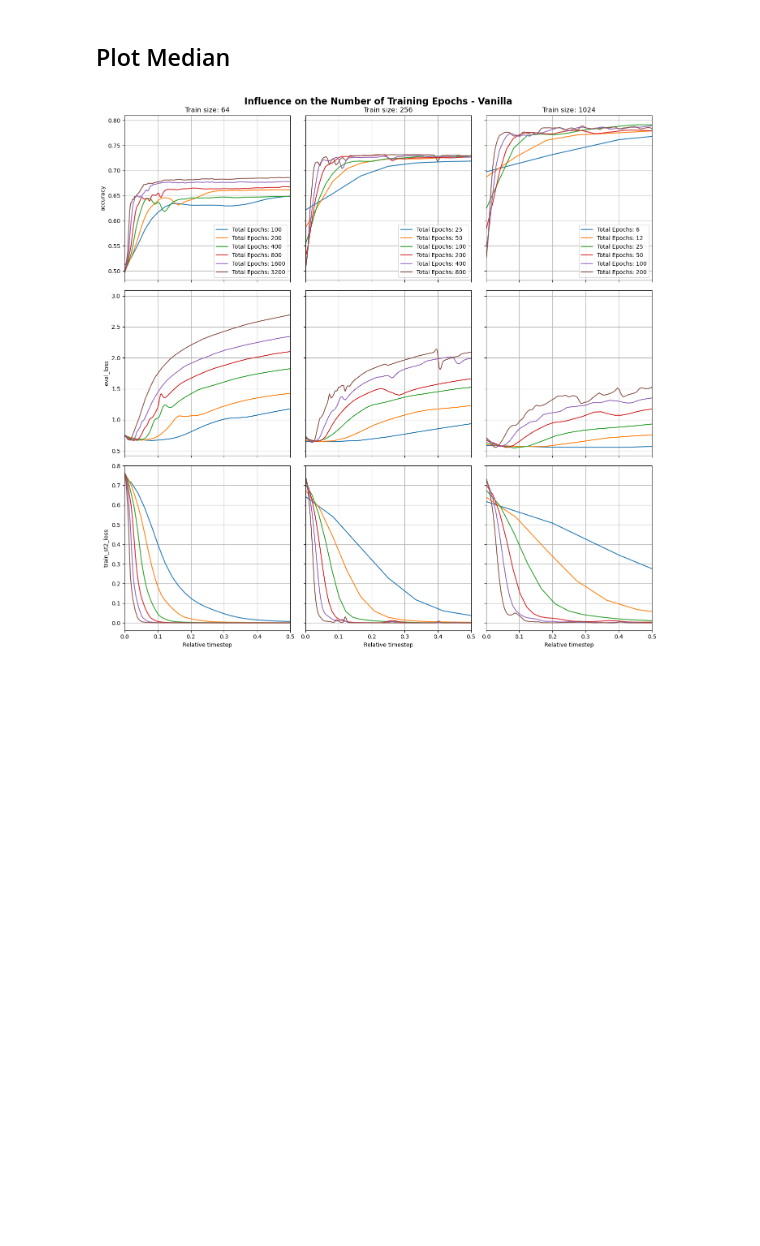
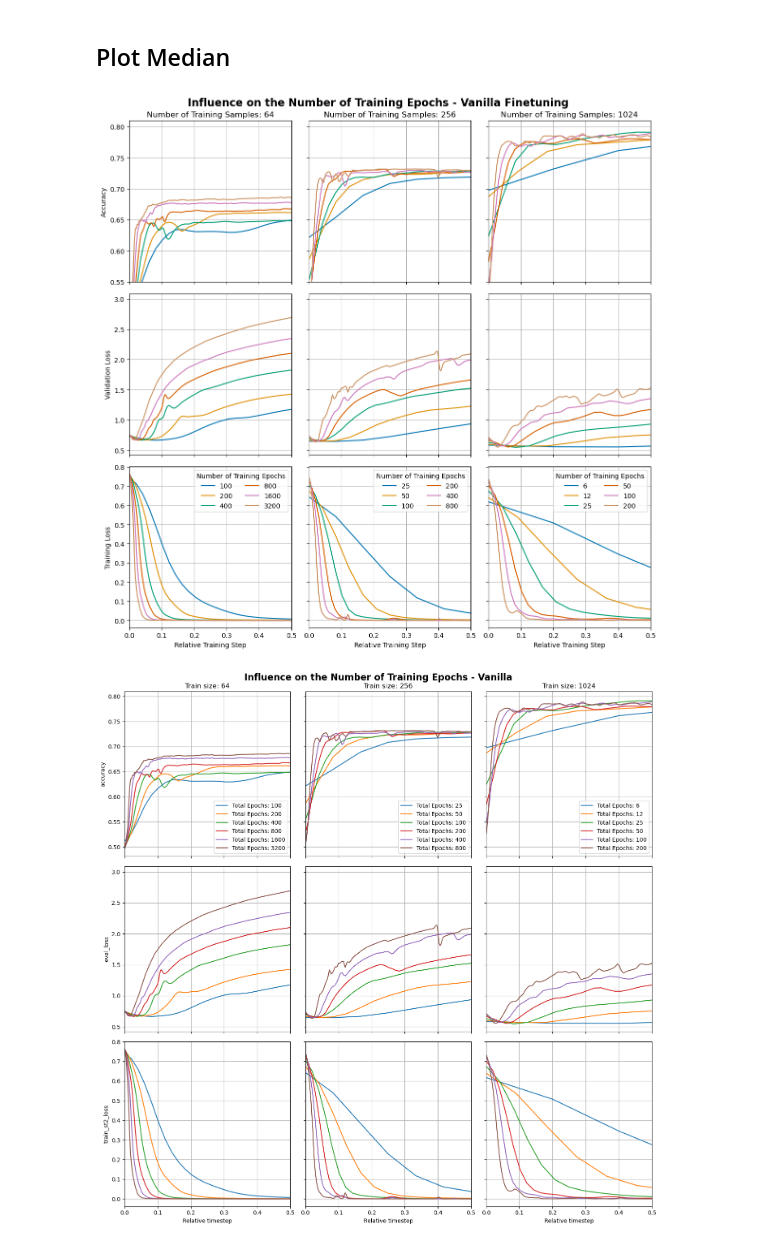
Before and after one commit to Ricu/fantastic-umbrella, a Jupyter notebook: notebooks/A_1_plotting_histories_epochs.ipynb, the cells around one changed output. Saved outputs shown, nothing was run; the diff lists cells and outputs as text; code cells hidden in the pictures; blank space fills up the shorter version.

```diff
--- a/notebooks/A_1_plotting_histories_epochs.ipynb
+++ b/notebooks/A_1_plotting_histories_epochs.ipynb
@@ -270,6 +267,81 @@ with open('data/A_1_testing_num_epochs_vanilla.pkl','rb') as f:
     history_dict = pickle.load(f)
 # %% [markdown]
 ## Plot Median
+# %%
+import matplotlib.pyplot as plt
+from matplotlib.lines import Line2D
+import seaborn as sns
+from scipy.ndimage.filters import gaussian_filter1d
+sns.set_palette('colorblind')
+subplot_rows = ['accuracy', 'eval_loss', 'train_st2_loss']
+row_names = {
+    'accuracy': 'Accuracy',
+    'eval_loss': 'Validation Loss',
+    'train_st2_loss': 'Training Loss'
+}
+
+# Create a new figure
+fig, axs = plt.subplots(
+    3,
+    len(subplot_rows),
+    sharex=True,
+    sharey='row',
+    figsize = (12,12)
+    # figsize = (TEXTWIDTH,TEXTWIDTH)
+    )
+
+for idy, (train_size, sub_dict) in enumerate(history_dict.items()):
+    for idx, metric in enumerate(subplot_rows):
+        ax = axs[idx,idy]
+        for num_train_epochs, history_df in sub_dict.items():
+            metric_columns = history_df.filter(regex=f'{metric}_').copy()
+            # Compute the mean, standard deviation, and median
+            metric_columns['mean'] = metric_columns.mean(axis=1)
+            metric_columns['std'] = metric_columns.std(axis=1)
+            metric_columns['median'] = metric_columns.median(axis=1)
+
+            # Normalize the index (timesteps) to a range from 0 to 1
+            normalized_index = metric_columns.index / metric_columns.index.max()
+            # Plot the median on the respective subplot
+            # label = f'{int(num_train_epochs*train_size/32)}'
+            line, = axs[idx,idy].plot(
+                normalized_index,
+                gaussian_filter1d(metric_columns['mean'], sigma=1),#metric_columns['mean'],
+                label=f'{num_train_epochs}'
+                )
+
+            # color = line.get_color()
+            # axs[idx,idy].plot(normalized_index, metric_columns['mean'] - metric_columns['std'], color=color, linestyle='--')
+            # axs[idx,idy].plot(normalized_index, metric_columns['mean'] + metric_columns['std'], color=color, linestyle='--')
+            # Add a shaded region for the standard deviation
+            # axs[idx,idy].fill_between(normalized_index, (metric_columns['median'] - metric_columns['std']), (metric_columns['median'] + metric_columns['std']), alpha=1)
+        if idy == 0:
+            ax.set_ylabel(row_names[metric])
+        if idx == 0 and idy == 2:
+            ax.set_ylim(bottom=0.55)
+        if idx == 0:
+            ax.set_title(f'Number of Training Samples: {train_size}')
+        if idx == len(history_dict) - 1:
+            ax.set_xlabel('Relative Training Step')
+            # axs[idx,idy].set_xlabel('Epoch')
+
+        ax.grid(True,which='major')
+        ax.grid(True,which='minor')
+        ax.set_xlim([0,0.5])
+        # if idx == 1 and idy == 2:
+        #     ax.set_ylim(top=2.7)
+        if idx == 2:
+            ax.legend(
+                loc='upper right',
+                ncol=2,
+                title='Number of Training Epochs')
+fig.suptitle('Influence of the Number of Training Epochs - Vanilla Finetuning', fontsize=16,weight='bold')
+# Show the plot
+plt.tight_layout()
+plt.savefig('img/A_1_testing_num_epochs_vanilla.pdf', format='pdf')
+plt.show()
+# %% [output]
+[figure, added]
 # %%
 import matplotlib.pyplot as plt
 
```
Also changed, not shown: parts of 2 cells of this notebook, 10 other files.
